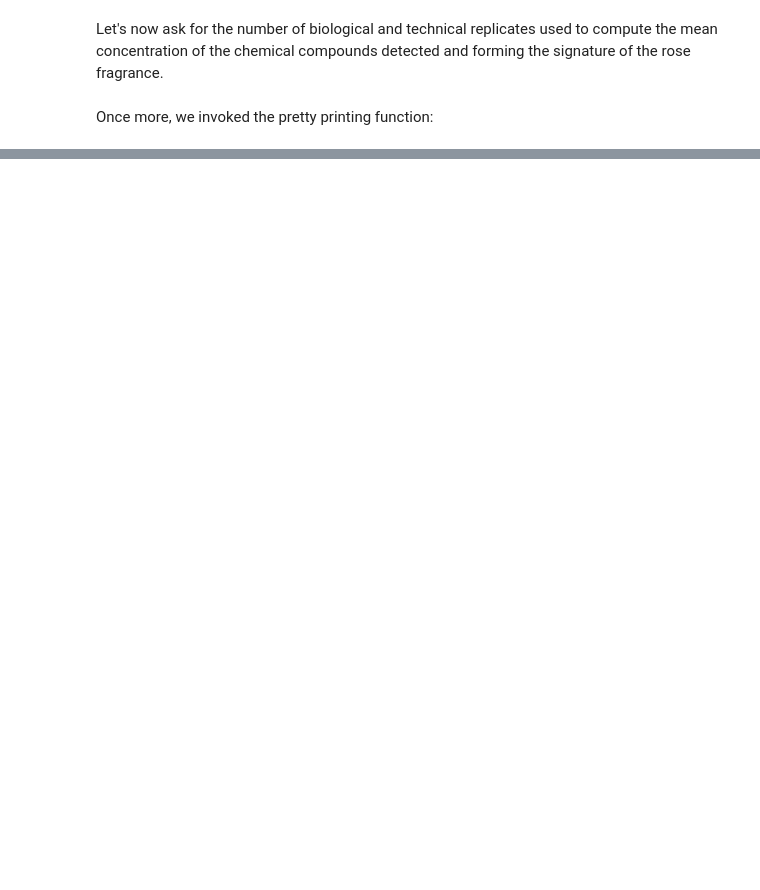
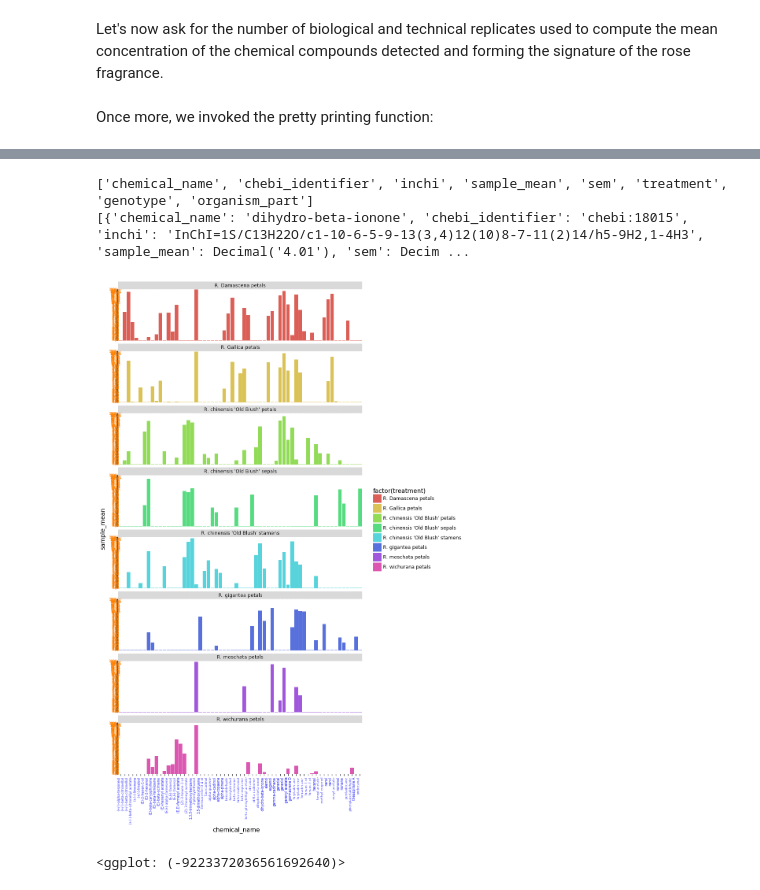
Before and after one commit to proccaserra/rose2018ng-notebook, a Jupyter notebook: rose-rdf.ipynb, the cells around one changed output, grey strips where cells are left out. Saved outputs shown, nothing was run; the diff lists cells and outputs as text; code cells hidden in the pictures; blank space fills up the shorter version.

Commit message:
recapitulating metabolite profile from sparql query using plotnine to match the analysis done on the other notebook

```diff
--- a/rose-rdf.ipynb
+++ b/rose-rdf.ipynb
@@ -93,0 +214,29 @@ queryResultToHTMLTable(get_replication_info)
+# %%
+data=make_sparql_df(get_all_data)
+# %% [output]
+['chemical_name', 'chebi_identifier', 'inchi', 'sample_mean', 'sem', 'treatment', 'genotype', 'organism_part']
+[{'chemical_name': 'dihydro-beta-ionone', 'chebi_identifier': 'chebi:18015', 'inchi': 'InChI=1S/C13H22O/c1-10-6-5-9-13(3,4)12(10)8-7-11(2)14/h5-9H2,1-4H3', 'sample_mean': Decimal('4.01'), 'sem': Decim ...
+# %%
+# width = figure_size[0]
+# height = figure_size[0] * aspect_ratio
+gray = '#666666'
+orange = '#FF8000'
+blue = '#3333FF'
+
+p1 = (ggplot(data)
+ + aes('chemical_name', 'sample_mean',fill='factor(treatment)')
+ + geom_col()
++ facet_wrap('~treatment', dir='v',ncol=1)
+# + scale_y_continuous(expand = (0,0))
+ + theme(axis_text_x=element_text(rotation=90, hjust=1, fontsize=6, color=blue))
+ + theme(axis_text_y=element_text(rotation=0, hjust=2, fontsize=6, color=orange))
+         + theme(figure_size = (8, 16))
+)
+
+p1 + theme(panel_background=element_rect(fill=blue)
+       )
+
+p1
+# %% [output]
+[figure, added]
+<ggplot: (-9223372036561692640)>
```
Also changed, not shown: parts of 9 cells of this notebook, 6 other files.
